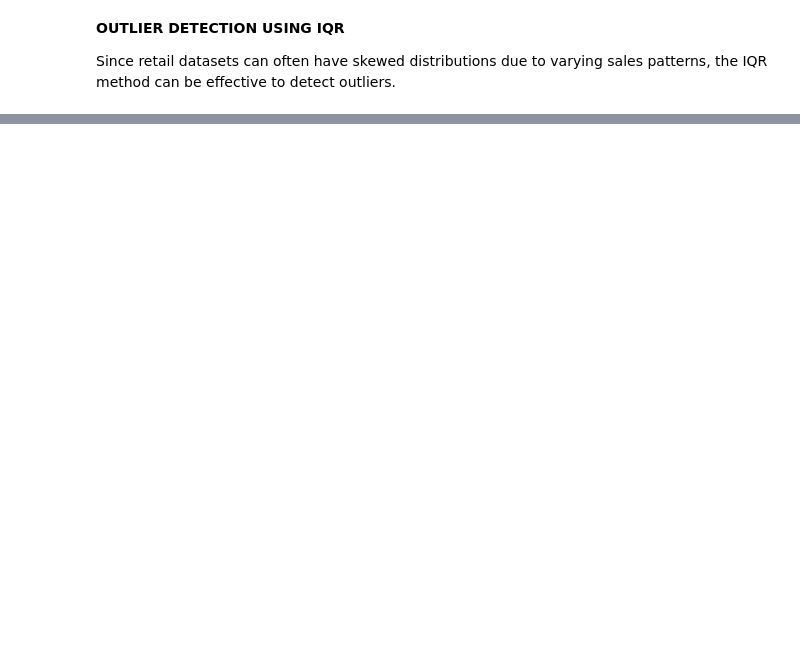
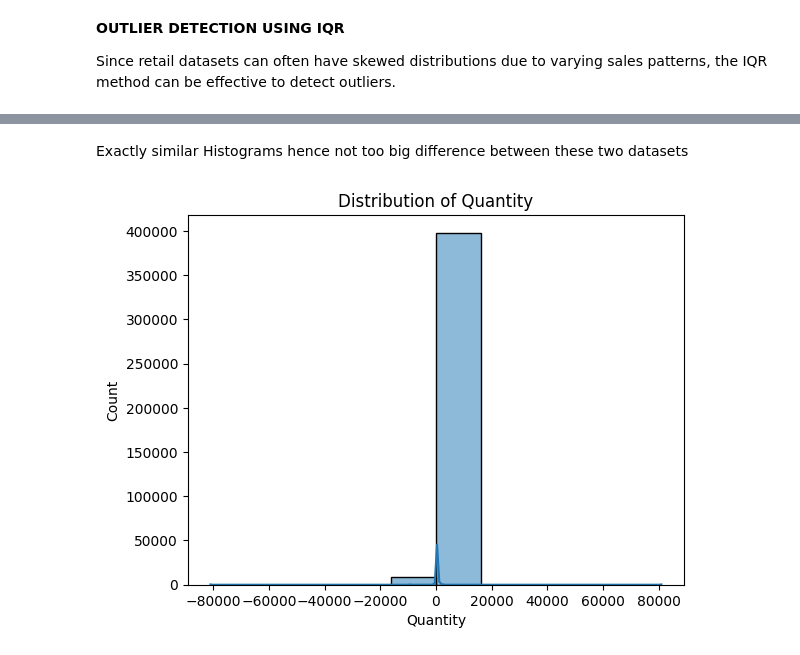
Before and after one commit to AnchalSharma02/Data-Science, a Jupyter notebook: Retail_Dataset_Analysis.ipynb, the cells around one changed output, grey strips where cells are left out. Saved outputs shown, nothing was run; the diff lists cells and outputs as text; code cells hidden in the pictures; blank space fills up the shorter version.

```diff
--- a/Retail_Dataset_Analysis.ipynb
+++ b/Retail_Dataset_Analysis.ipynb
@@ -385,0 +427,8 @@ data.describe()
+# %% [markdown]
+Exactly similar Histograms hence not too big difference between these two datasets
+# %%
+sns.histplot(dataset_2_1['Quantity'], bins=10, kde=True)
+plt.title('Distribution of Quantity')
+plt.show()
+# %% [output]
+[figure, added]
```
Also changed, not shown: parts of 127 cells of this notebook, 2 other files.
